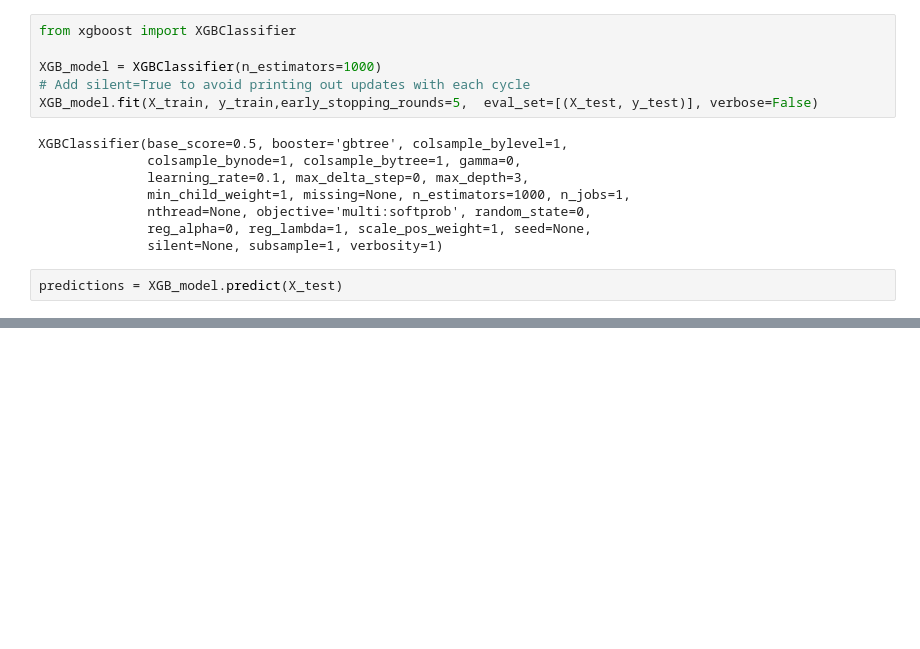
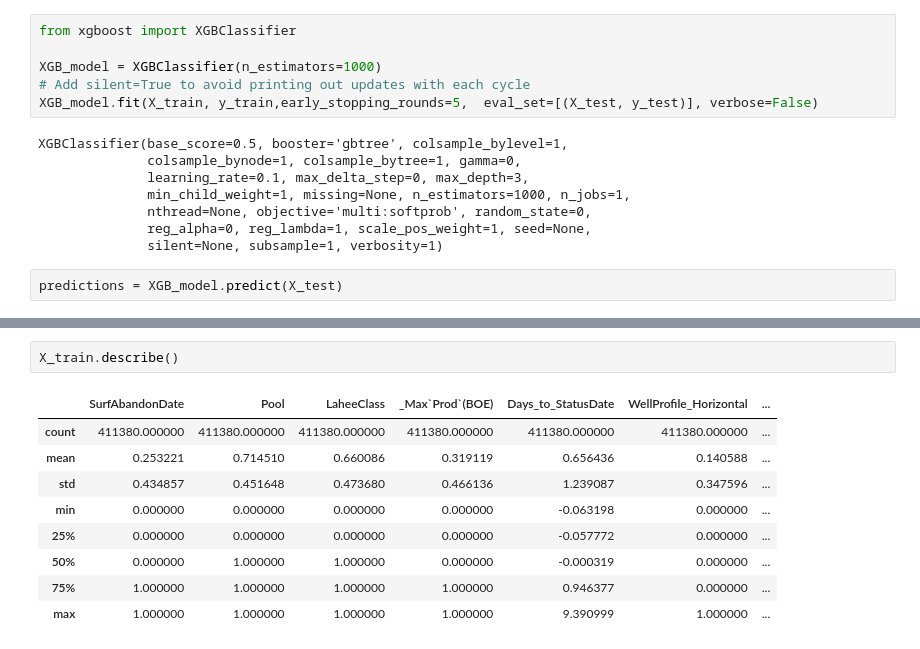
Before and after one commit to Mghane/reCLAIM-2019-Competition, a Jupyter notebook: Classification_Meisam.ipynb, the cells around one changed output, grey strips where cells are left out. Drawn from its saved outputs; the diff is of its cells as text; blank space fills up the shorter version.

```diff
--- a/Classification_Meisam.ipynb
+++ b/Classification_Meisam.ipynb
@@ -1696,0 +1758,12 @@ weighted avg       0.81      0.82      0.81    176307
+# %%
+X_train.describe()
+# %% [output]
+|  | SurfAbandonDate | Pool | LaheeClass | _Max`Prod`(BOE) | Days_to_StatusDate | WellProfile_Horizontal | ... |
+| count | 411380.000000 | 411380.000000 | 411380.000000 | 411380.000000 | 411380.000000 | 411380.000000 | ... |
+| mean | 0.253221 | 0.714510 | 0.660086 | 0.319119 | 0.656436 | 0.140588 | ... |
+| std | 0.434857 | 0.451648 | 0.473680 | 0.466136 | 1.239087 | 0.347596 | ... |
+| min | 0.000000 | 0.000000 | 0.000000 | 0.000000 | -0.063198 | 0.000000 | ... |
+| 25% | 0.000000 | 0.000000 | 0.000000 | 0.000000 | -0.057772 | 0.000000 | ... |
+| 50% | 0.000000 | 1.000000 | 1.000000 | 0.000000 | -0.000319 | 0.000000 | ... |
+| 75% | 1.000000 | 1.000000 | 1.000000 | 1.000000 | 0.946377 | 0.000000 | ... |
+| max | 1.000000 | 1.000000 | 1.000000 | 1.000000 | 9.390999 | 1.000000 | ... |
```
Also changed, not shown: parts of 42 cells of this notebook.
